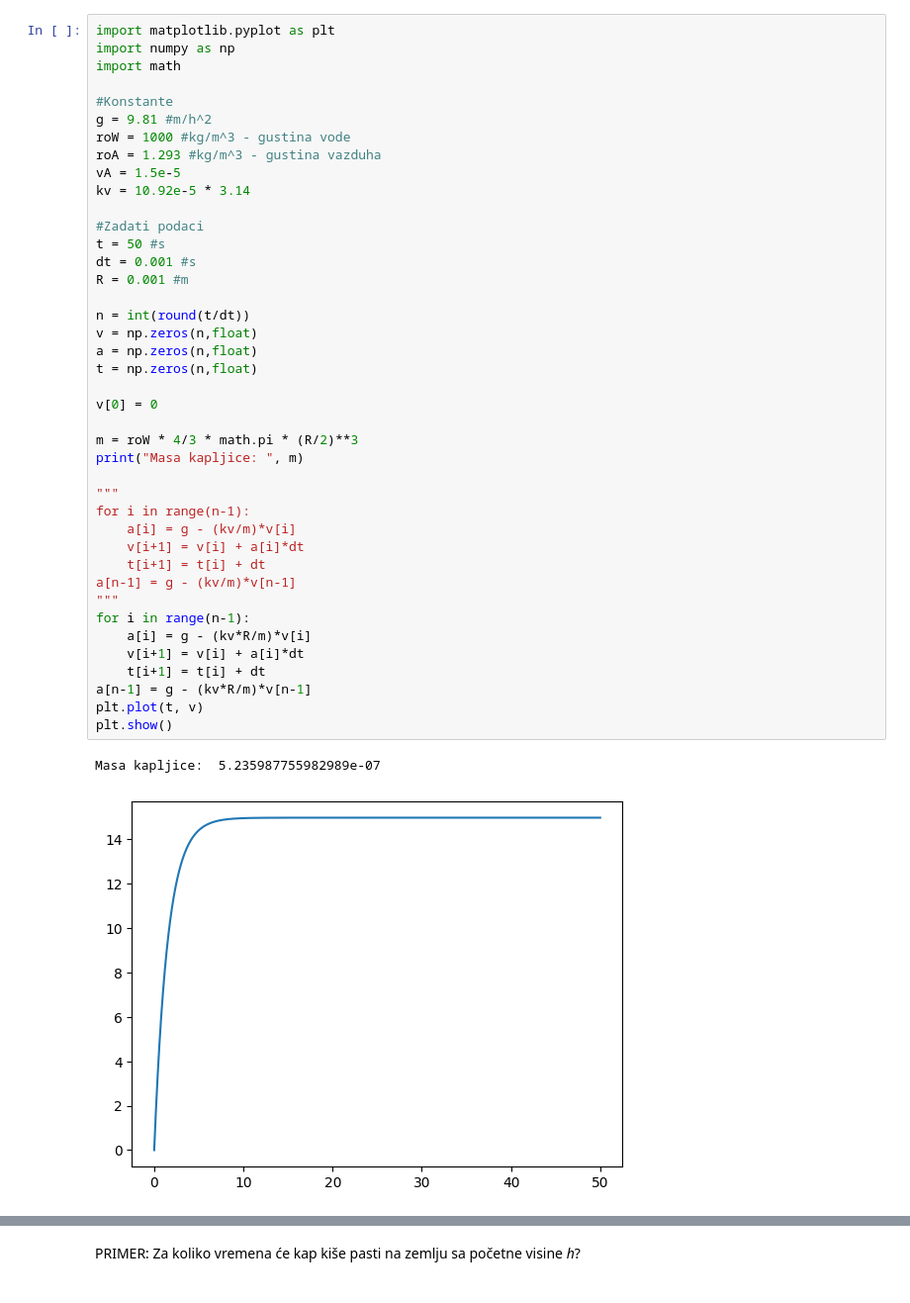
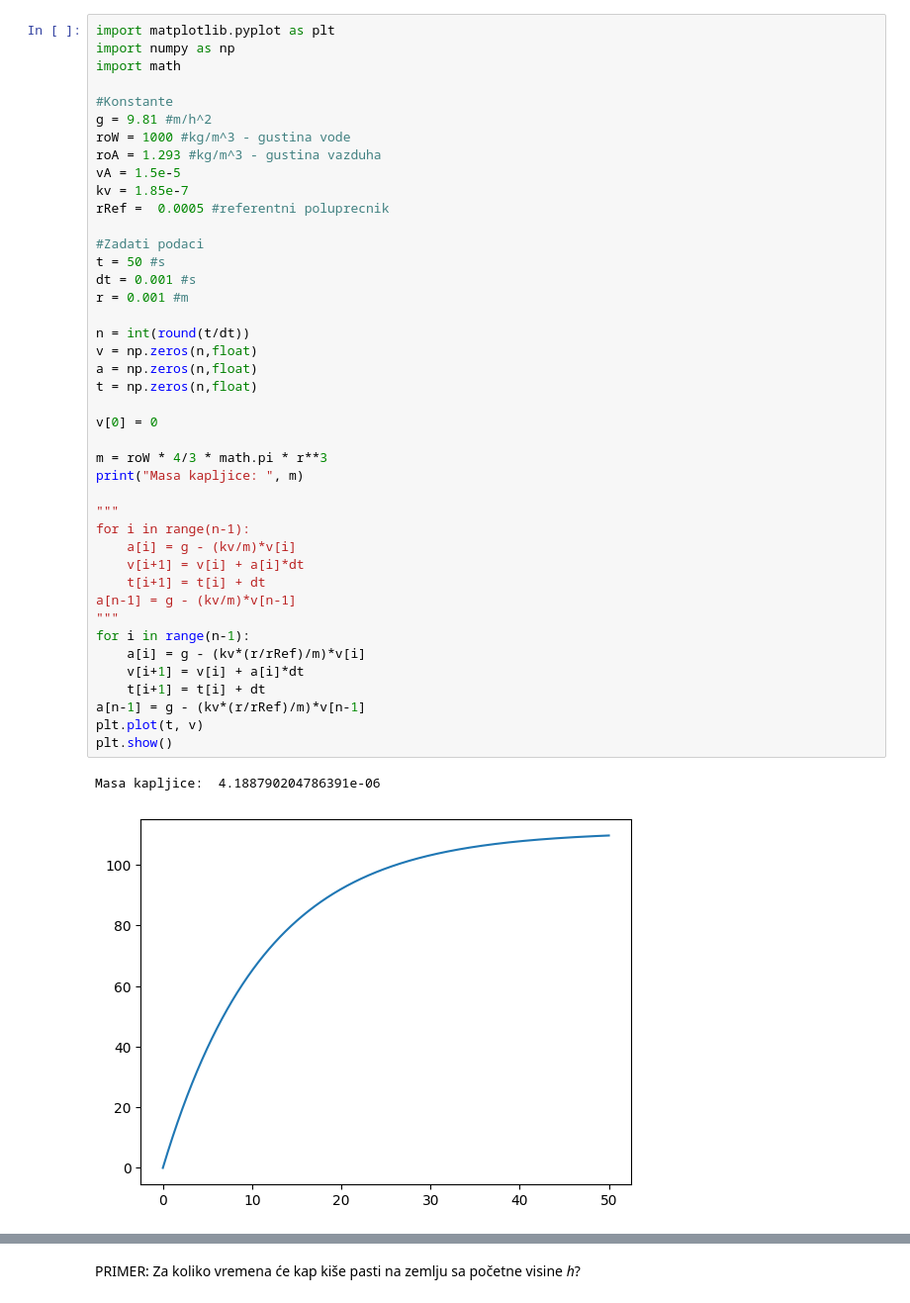
Before and after one commit to cyancat529/MehSeminarski, a Jupyter notebook: main.ipynb, the cells around one changed output, grey strips where cells are left out. Shown at 99% size. Cells and saved outputs as stored; diff of their text form.

```diff
--- a/main.ipynb
+++ b/main.ipynb
@@ -47,40 +44,41 @@ g = 9.81 #m/h^2
 roW = 1000 #kg/m^3 - gustina vode
 roA = 1.293 #kg/m^3 - gustina vazduha
 vA = 1.5e-5
-kv = 10.92e-5 * 3.14
+kv = 1.85e-7
+rRef =  0.0005 #referentni poluprecnik
 
 #Zadati podaci
 t = 50 #s
 dt = 0.001 #s
-R = 0.001 #m
+r = 0.001 #m
 
 n = int(round(t/dt))
 v = np.zeros(n,float)
 a = np.zeros(n,float)
 t = np.zeros(n,float)
 
 v[0] = 0
 
-m = roW * 4/3 * math.pi * (R/2)**3
+m = roW * 4/3 * math.pi * r**3
 print("Masa kapljice: ", m)
 
 """
 for i in range(n-1):
     a[i] = g - (kv/m)*v[i]
     v[i+1] = v[i] + a[i]*dt
     t[i+1] = t[i] + dt
 a[n-1] = g - (kv/m)*v[n-1]
 """
 for i in range(n-1):
-    a[i] = g - (kv*R/m)*v[i]
+    a[i] = g - (kv*(r/rRef)/m)*v[i]
     v[i+1] = v[i] + a[i]*dt
     t[i+1] = t[i] + dt
-a[n-1] = g - (kv*R/m)*v[n-1]
+a[n-1] = g - (kv*(r/rRef)/m)*v[n-1]
 plt.plot(t, v)
 plt.show()
 # %% [output]
-Masa kapljice:  5.235987755982989e-07
+Masa kapljice:  4.188790204786391e-06
-[figure, old version]
+[figure, new version]
 # %%
 plt.plot(t, a)
 plt.show()
```
Also changed, not shown: parts of 4 cells of this notebook, 1 other file.
